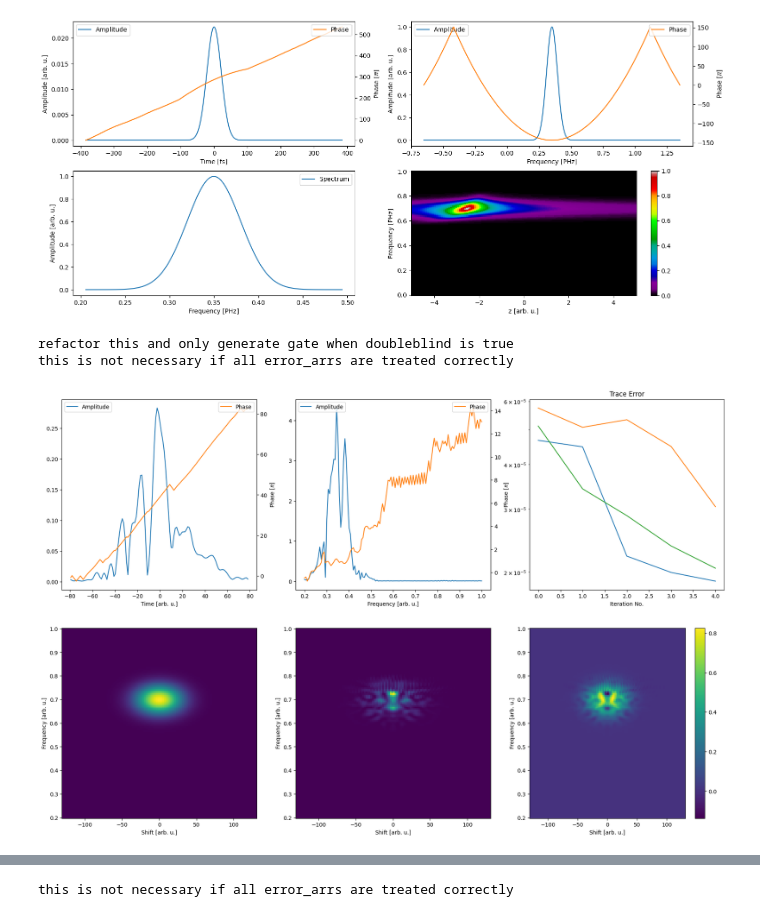
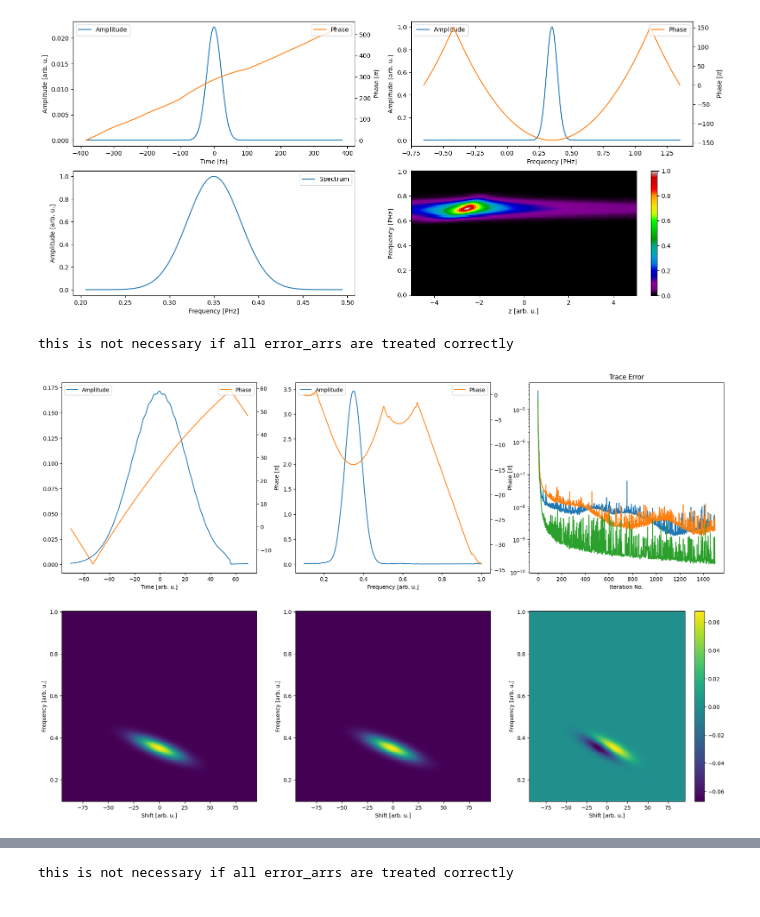
Before and after one commit to matillda123/Pulse-Retrieval-with-JAX, a Jupyter notebook: _usage_example.ipynb, the cells around one changed output, grey strips where cells are left out. Cells and saved outputs as stored; diff of their text form; code cells hidden in the pictures.

```diff
--- a/_usage_example.ipynb
+++ b/_usage_example.ipynb
@@ -20,5 +14,5 @@ Array(100., dtype=float32)
 # %%
-pulse_maker=MakePulse(N=128*12, Deltaf=2) # Deltaf should be 3 for thg and 2 for shg -> depends on central_f is guess, currently 0.5
+pulse_maker=MakePulse(N=128*12, Deltaf=3) # Deltaf should be 3 for thg and 2 for shg -> depends on central_f is guess, currently 0.5
 # ifrog -> Deltaf controls temporal resolution and needs to be sufficiently large
 
 
@@ -43,9 +37,9 @@ WARNING:2025-07-16 19:36:34,673:jax._src.xla_bridge:794: An NVIDIA GPU may be pr
 # %%
-time, frequency, trace, frequency_spectrum, spectrum=pulse_maker.generate_frog_trace_and_spectrum(time_inp, frequency_inp, pulse_t_inp, pulse_f_inp, nonlinear_method="shg",
-                                                                                                  scale_time_range=2, N=128, xfrog=False,
+time, frequency, trace, frequency_spectrum, spectrum=pulse_maker.generate_frog_trace_and_spectrum(time_inp, frequency_inp, pulse_t_inp, pulse_f_inp, nonlinear_method="pg",
+                                                                                                  scale_time_range=2, N=128, xfrog=True,
                                                                                                   gate=(frequency_gate, pulse_f_gate),
                                                                                                   interpolate_fft_conform=False, cut_off_val=1e-2,
-                                                                                                  ifrog=False, frequency_range=(0.2,1))
+                                                                                                  ifrog=False, frequency_range=(0.1,1))
 
 #trace = apply_noise(trace, scale_val=(0.05, 0.05), additive_noise=True, multiplicative_noise=True)
 # %% [output]
@@ -105,43 +99,42 @@ from classic_algorithms_frog import Vanilla, LSGPA, GeneralizedProjection, TimeD
 # gp.c1 = 1e-4
 # gp.c2 = 0.9
 
 # gp.lbfgs_memory = 3
 
 
 # final_result = gp.run(population, 5)
 # gp.plot_results(final_result)
 
 
 
 
 
 
-# tdp = TimeDomainPtychography(time, frequency, trace, "shg", "ePIE", xfrog="doubleblind")
-# population = tdp.create_initial_population(population_size=3, guess_type="random")
+tdp = TimeDomainPtychography(time, frequency, trace, "pg", "rPIE", xfrog="doubleblind")
+population = tdp.create_initial_population(population_size=3, guess_type="random")
 
-# tdp.alpha=1
-# tdp.beta=1
+tdp.alpha=0.1
+tdp.beta=0.1
 
-# tdp.use_global_step=True
-# tdp.use_hessian="diagonal"
+tdp.use_global_step=True
+tdp.use_hessian=False#"diagonal"
 
-# final_result = tdp.run(population, 150)
-# tdp.plot_results(final_result)
+final_result = tdp.run(population, 1500)
+tdp.plot_results(final_result)
 
 
 
 
 
 
 # copra = COPRA(time, frequency, trace, "shg", xfrog=False)
 # population = copra.create_initial_population(population_size=3, guess_type="random")
 
 # final_result = copra.run(population, 50, 250)
 # copra.plot_results(final_result)
 # %% [output]
-refactor this and only generate gate when doubleblind is true
 this is not necessary if all error_arrs are treated correctly
-[figure, old version]
+[figure, new version]
 # %%
 from classic_algorithms_dscan import Basic, GeneralizedProjection, TimeDomainPtychography, COPRA
 # %%
```
Also changed, not shown: parts of 4 cells of this notebook, 9 other files.
